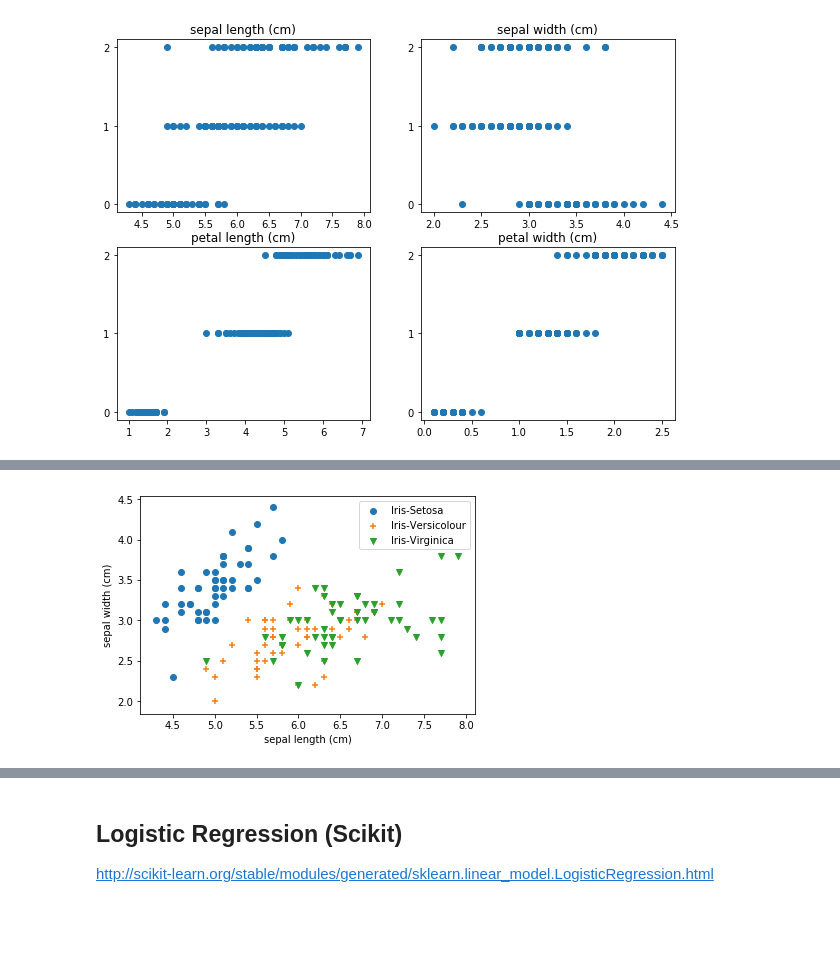
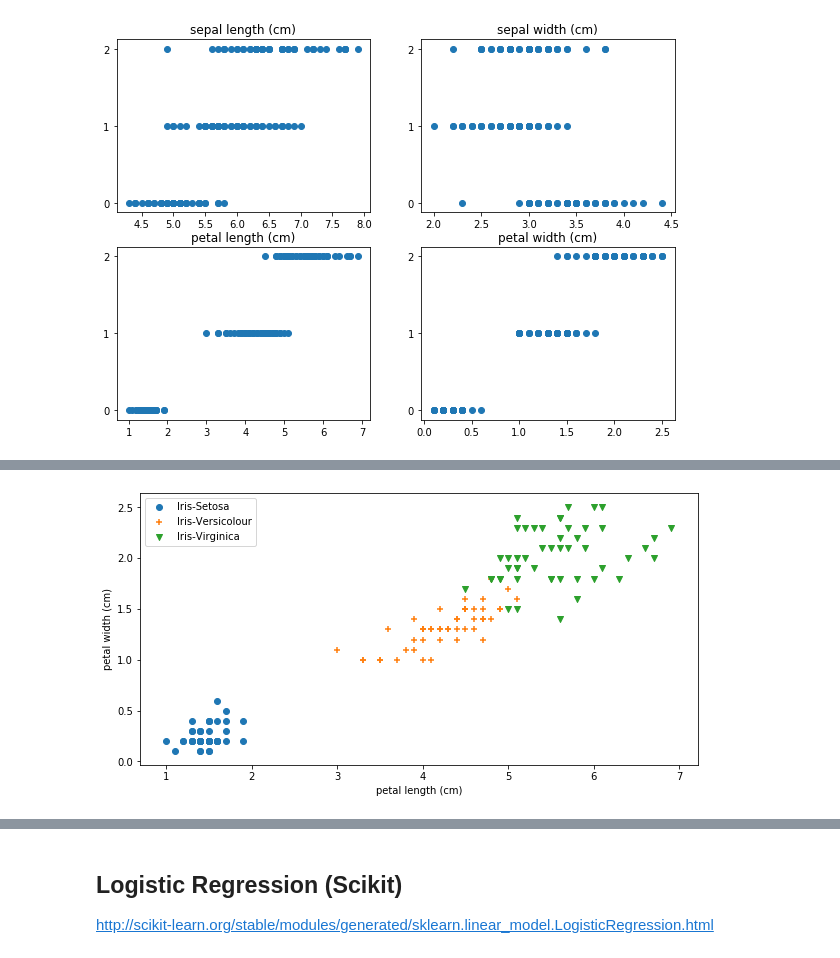
Before and after one commit to yeqingcheng368/ML_Machine_Learning, a Jupyter notebook: LogisticRegression.ipynb, the cells around one changed output, grey strips where cells are left out. Drawn from its saved outputs; the diff is of its cells as text; code cells hidden in the pictures; blank space fills up the shorter version.

```diff
--- a/LogisticRegression.ipynb
+++ b/LogisticRegression.ipynb
@@ -86,11 +125,13 @@ plt.show()
 # %%
-plt.scatter(iris.data[iris.target == 0, 0], iris.data[iris.target == 0, 1], marker='o')
-plt.scatter(iris.data[iris.target == 1, 0], iris.data[iris.target == 1, 1], marker='+')
-plt.scatter(iris.data[iris.target == 2, 0], iris.data[iris.target == 2, 1], marker='v')
+plt.figure(figsize=(10,5))
+plt.scatter(iris.data[iris.target == 0, 2], iris.data[iris.target == 0, 3], marker='o')
+
+plt.scatter(iris.data[iris.target == 1, 2], iris.data[iris.target == 1, 3], marker='+')
+plt.scatter(iris.data[iris.target == 2, 2], iris.data[iris.target == 2, 3], marker='v')
 
 plt.legend(['Iris-Setosa', 'Iris-Versicolour', 'Iris-Virginica'])
-plt.xlabel(iris.feature_names[0])
-plt.ylabel(iris.feature_names[1])
+plt.xlabel(iris.feature_names[2])
+plt.ylabel(iris.feature_names[3])
 plt.show()
 # %% [output]
-[figure, old version]
+[figure, new version]
```
Also changed, not shown: parts of 14 cells of this notebook, 3 other files.
